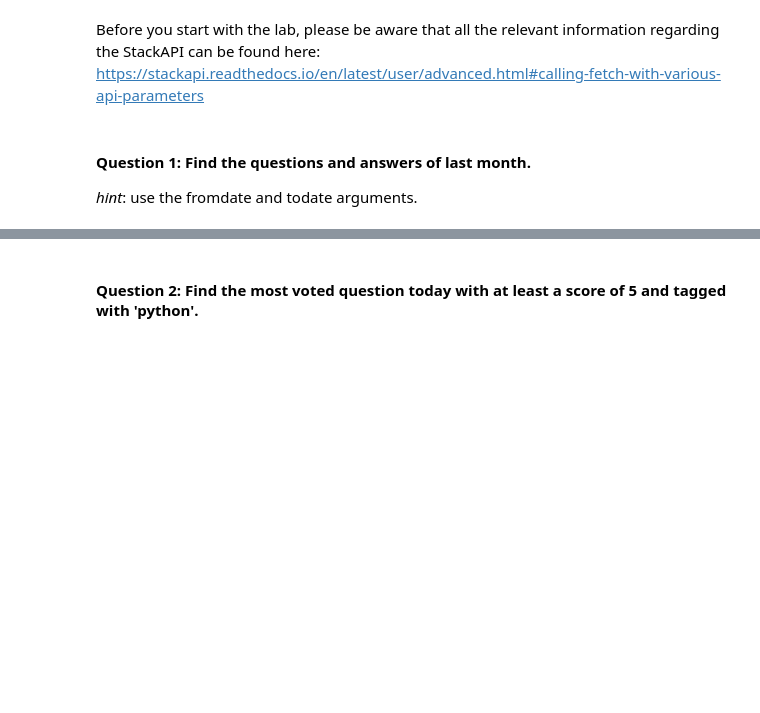
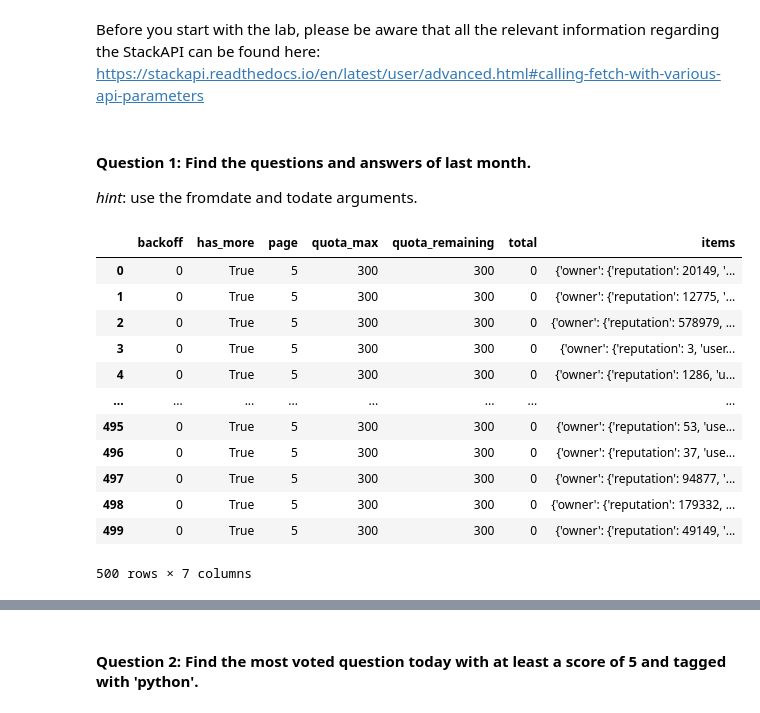
Before and after one commit to paoloironhack/data_analytics062020, a Jupyter notebook: labs/module_1/17_lab_stack_API/your-code/main.ipynb, the cells around one changed output, grey strips where cells are left out. Saved outputs shown, nothing was run; the diff lists cells and outputs as text; code cells hidden in the pictures; blank space fills up the shorter version.

```diff
--- a/labs/module_1/17_lab_stack_API/your-code/main.ipynb
+++ b/labs/module_1/17_lab_stack_API/your-code/main.ipynb
@@ -21,0 +23,18 @@ Before you start with the lab, please be aware that all the relevant information
+# %%
+comments = SITE.fetch('comments', fromdate=datetime(2020,7,1), todate=datetime(2020,7,31))
+comments_df = pd.DataFrame(comments)
+comments_df
+# %% [output]
+|  | backoff | has_more | page | quota_max | quota_remaining | total | items |
+| 0 | 0 | True | 5 | 300 | 300 | 0 | {'owner': {'reputation': 20149, '... |
+| 1 | 0 | True | 5 | 300 | 300 | 0 | {'owner': {'reputation': 12775, '... |
+| 2 | 0 | True | 5 | 300 | 300 | 0 | {'owner': {'reputation': 578979, ... |
+| 3 | 0 | True | 5 | 300 | 300 | 0 | {'owner': {'reputation': 3, 'user... |
+| 4 | 0 | True | 5 | 300 | 300 | 0 | {'owner': {'reputation': 1286, 'u... |
+| ... | ... | ... | ... | ... | ... | ... | ... |
+| 495 | 0 | True | 5 | 300 | 300 | 0 | {'owner': {'reputation': 53, 'use... |
+| 496 | 0 | True | 5 | 300 | 300 | 0 | {'owner': {'reputation': 37, 'use... |
+| 497 | 0 | True | 5 | 300 | 300 | 0 | {'owner': {'reputation': 94877, '... |
+| 498 | 0 | True | 5 | 300 | 300 | 0 | {'owner': {'reputation': 179332, ... |
+| 499 | 0 | True | 5 | 300 | 300 | 0 | {'owner': {'reputation': 49149, '... |
+500 rows × 7 columns
```
Also changed, not shown: parts of 20 cells of this notebook.
